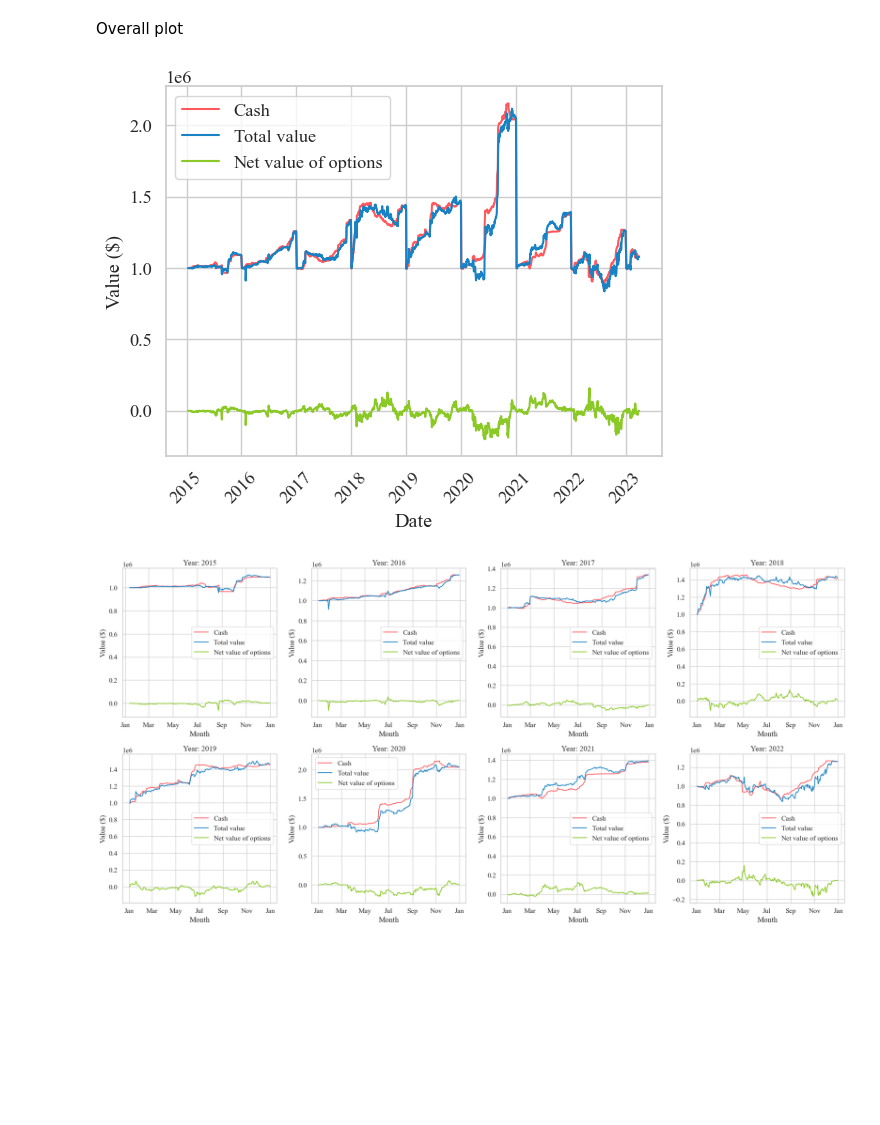
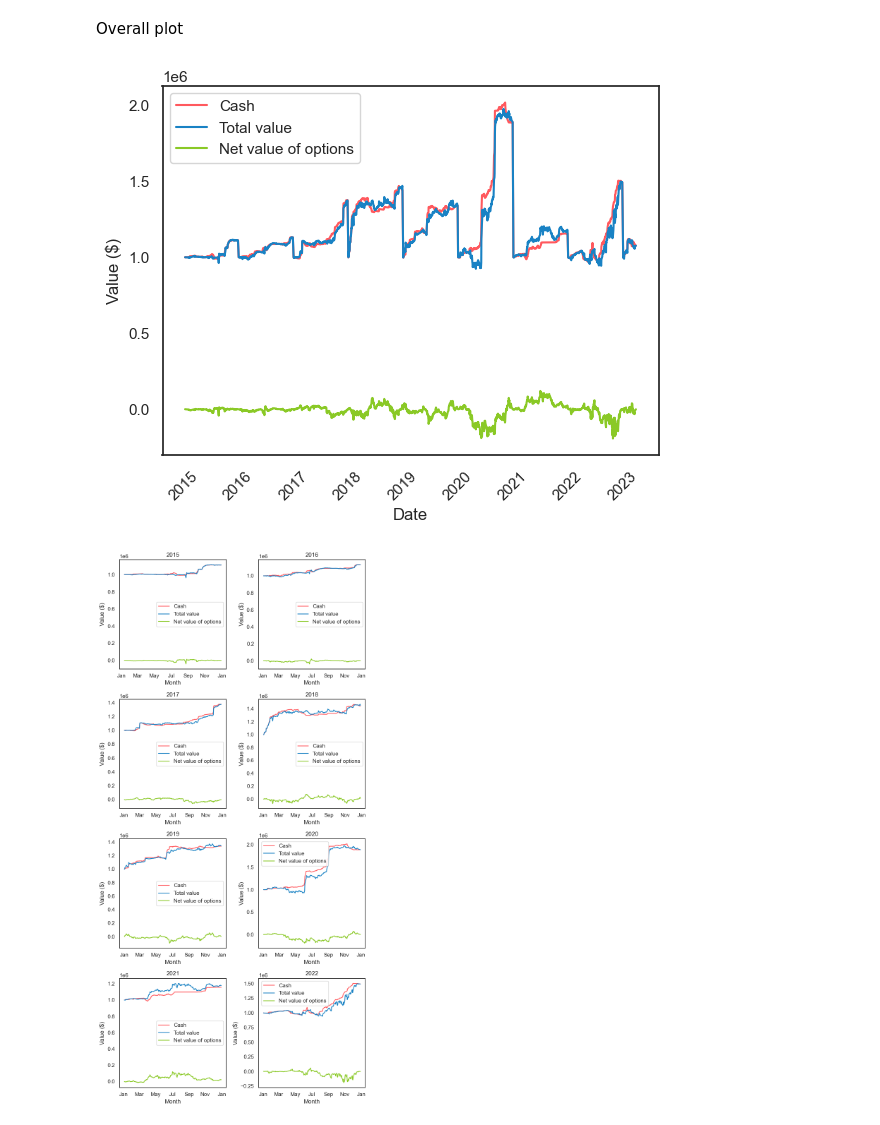
Before and after one commit to erlend-rygg/deep-learning-for-option-pricing, a Jupyter notebook: results_analysis/backtesting/trading_behaviour.ipynb, the cells around one changed output. Saved outputs shown, nothing was run; the diff lists cells and outputs as text; code cells hidden in the pictures; blank space fills up the shorter version.

Commit message:
Analysis

```diff
--- a/results_analysis/backtesting/trading_behaviour.ipynb
+++ b/results_analysis/backtesting/trading_behaviour.ipynb
@@ -26,7 +26,7 @@ warnings.simplefilter(action='ignore', category=SettingWithCopyWarning)
 run_optimizing = False
 google_colab = False
 # %%
-sns.set(style="whitegrid", font='Times New Roman', font_scale=1.2)
+sns.set(style="white")
 
 color = '#1982C4'
 color2 = '#FF595E'
@@ -55,7 +55,7 @@ else:
     # Set the path to the root directory
     path = os.path.abspath(os.path.join(os.getcwd(), '../..'))
     # Read dataframes using Dask
-    total_dataframe_for_analysis = pd.read_csv(path + '/data/trading/LSTM_MLP_ESR.csv')
+    total_dataframe_for_analysis = pd.read_csv(path + '/data/trading/LSTM_MLP_v3.csv')
 # %% [markdown]
 ## Trading behaviour analysis
 # %% [markdown]
@@ -340,39 +364,39 @@ def plot(df):
 if run_optimizing == False:
     plot(total_dataframe_for_analysis)
 # %% [output]
-[figure, old version]
+[figure, new version]
 # %%
 import matplotlib.dates as mdates
 
-fig, axs = plt.subplots(2, 4, figsize=(20, 10)) # Adjust figure size according to your needs
+fig, axs = plt.subplots(4, 2, figsize=(8, 16)) # Adjust figure size according to your needs
 
 def plot(df, ax, title):
     # Just keep one row per Quote_date, and that should be the last row
     df = df.groupby('Quote_date').last()
 
     # Plot 'Balance' over time
-    sns.lineplot(data=df, x=df.index, y='Balance', color=color2, label='Cash', ax=ax)
+    sns.lineplot(data=df, x=df.index, y='Balance', color=color2, label='Cash', ax=ax, linewidth=1.5)
 
     # Plot 'Total value' over time
-    sns.lineplot(data=df, x=df.index, y='Total_value', color=color, label='Total value', ax=ax)
+    sns.lineplot(data=df, x=df.index, y='Total_value', color=color, label='Total value', ax=ax, linewidth=1.5)
 
     # Plot 'Options_value' over time
-    sns.lineplot(data=df, x=df.index, y='Options_value', color=color3, label='Net value of options', ax=ax)
+    sns.lineplot(data=df, x=df.index, y='Options_value', color=color3, label='Net value of options', ax=ax, linewidth=1.5)
 
     ax.xaxis.set_major_formatter(mdates.DateFormatter('%b'))  # Change date format to three-letter month name
     ax.set_xlabel('Month')
     ax.set_ylabel('Value ($)')
     ax.legend()
     ax.set_title(title)  # Added this line
 
 # Adjust this if you have more years or different range
 years = list(range(2015, 2023))
 
 for i, year in enumerate(years):
     df = total_dataframe_for_analysis[total_dataframe_for_analysis["Quote_date"].dt.year == year]
-    plot(df, axs[i//4, i%4], f'Year: {year}')  # Adjusted this line
+    plot(df, axs[i//2, i%2], f'{year}')  # Adjusted this line
 
 plt.tight_layout()
 plt.show()
 # %% [output]
-[figure, old version]
+[figure, new version]
```
Also changed, not shown: parts of 13 cells of this notebook, 4 other files.
